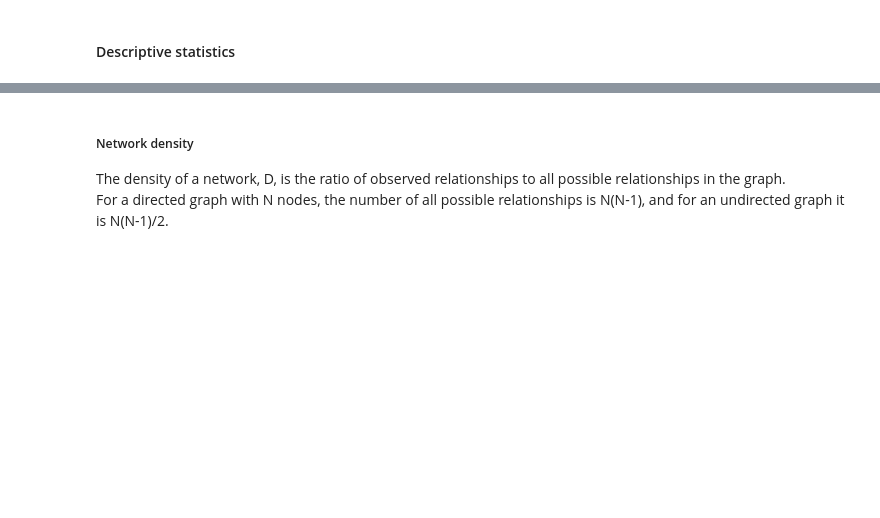
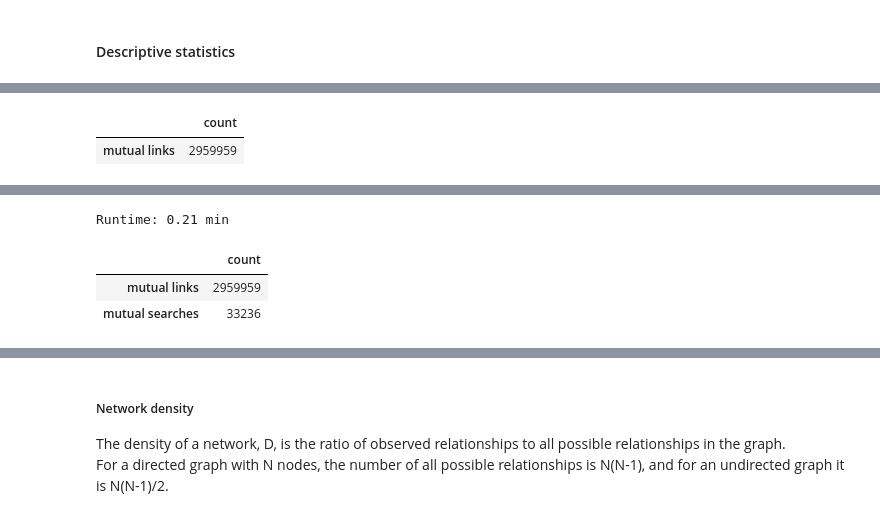
Before and after one commit to 33eyes/wiki-clickstream-graph, a Jupyter notebook: English_Wikipedia_network_analysis_AWS.ipynb, the cells around one changed output, grey strips where cells are left out. Drawn from its saved outputs; the diff is of its cells as text; code cells hidden in the pictures; blank space fills up the shorter version.

```diff
--- a/English_Wikipedia_network_analysis_AWS.ipynb
+++ b/English_Wikipedia_network_analysis_AWS.ipynb
@@ -120,0 +164,14 @@ Runtime: 1.28 min
+# %%
+# number of mutual LINK_TO relationships
+
+print("Started running at", datetime.now(), "UTC")
+start_time = timer()
+
+q = """
+    match p=(a)-[r1:LINK_TO]->(b)-[r2:LINK_TO]->(a)
+    return count(p)/2 as count;
+ """
+r = graph.data(q)
+
+cu.printRunTime(start_time)
+pd.DataFrame(r)
@@ -120,0 +184,23 @@ Runtime: 1.28 min
+# %%
+dyad_census = pd.DataFrame(data=r, index=["mutual links"], columns=["count"], dtype="int64")
+dyad_census
+# %% [output]
+|  | count |
+| mutual links | 2959959 |
+# %%
+# number of mutual SEARCH_FOR relationships
+
+print("Started running at", datetime.now(), "UTC")
+start_time = timer()
+
+q = """
+    MATCH p=(a)-[r1:SEARCH_FOR]->(b)-[r2:SEARCH_FOR]->(a)
+    RETURN count(p)/2 as count;
+ """
+r = graph.data(q)
+
+cu.printRunTime(start_time)
+
+dyad_census = pd.concat([dyad_census, pd.DataFrame(data=r, index=["mutual searches"], columns=["count"], dtype="int64")])
+dyad_census
+# %% [output]
@@ -120,0 +209,4 @@ Runtime: 1.28 min
+Runtime: 0.21 min
+|  | count |
+| mutual links | 2959959 |
+| mutual searches | 33236 |
```
Also changed, not shown: parts of 15 cells of this notebook, 2 other files.
